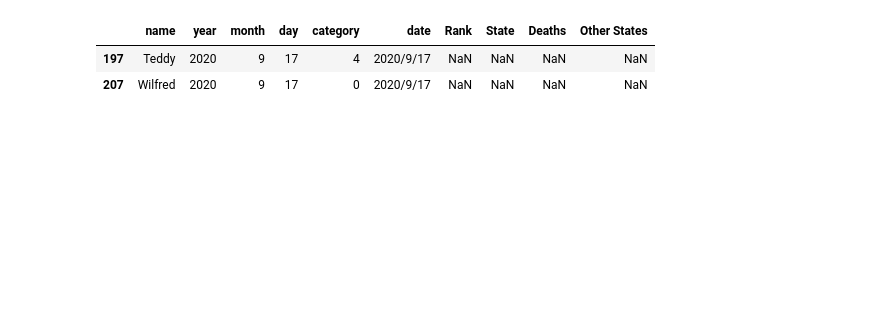
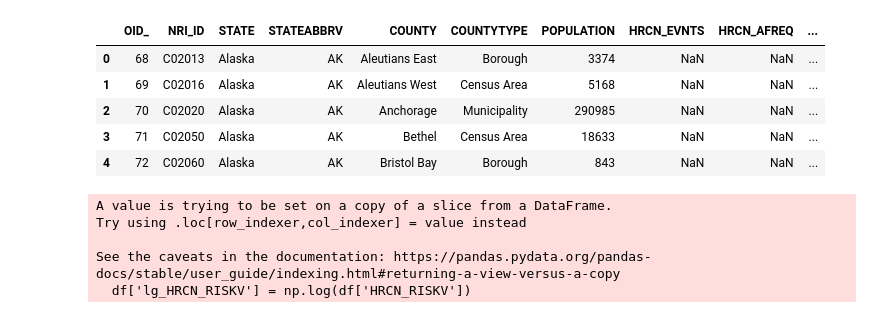
Before and after one commit to HaileyHal/HCA-Project, a Jupyter notebook: hca_combining_hurricanes.ipynb, the cells around one changed output. Drawn from its saved outputs; the diff is of its cells as text; code cells hidden in the pictures; blank space fills up the shorter version.

```diff
--- a/hca_combining_hurricanes.ipynb
+++ b/hca_combining_hurricanes.ipynb
@@ -56,7 +45,0 @@ dtype: int64
-# %%
-# show all rows where date is 2016/8/28
-merged[merged['date'] == '2020/9/17']
-# %% [output]
-|  | name | year | month | day | category | date | Rank | State | Deaths | Other States |
-| 197 | Teddy | 2020 | 9 | 17 | 4 | 2020/9/17 | NaN | NaN | NaN | NaN |
-| 207 | Wilfred | 2020 | 9 | 17 | 0 | 2020/9/17 | NaN | NaN | NaN | NaN |
@@ -64,0 +46,25 @@ merged[merged['date'] == '2020/9/17']
+# %%
+import pandas as pd
+# List of columns to keep
+columns_to_keep = ['OID_', 'NRI_ID', 'STATE', 'STATEABBRV', 'COUNTY', 'COUNTYTYPE', 'POPULATION', 'HRCN_EVNTS', 'HRCN_AFREQ', 'HRCN_RISKV', 'RISK_VALUE', 'RISK_SCORE', 'RISK_RATNG']
+
+# Keep only the specified columns
+df = df[columns_to_keep]
+
+df.head()
+# %% [output]
+|  | OID_ | NRI_ID | STATE | STATEABBRV | COUNTY | COUNTYTYPE | POPULATION | HRCN_EVNTS | HRCN_AFREQ | ... |
+| 0 | 68 | C02013 | Alaska | AK | Aleutians East | Borough | 3374 | NaN | NaN | ... |
+| 1 | 69 | C02016 | Alaska | AK | Aleutians West | Census Area | 5168 | NaN | NaN | ... |
+| 2 | 70 | C02020 | Alaska | AK | Anchorage | Municipality | 290985 | NaN | NaN | ... |
+| 3 | 71 | C02050 | Alaska | AK | Bethel | Census Area | 18633 | NaN | NaN | ... |
+| 4 | 72 | C02060 | Alaska | AK | Bristol Bay | Borough | 843 | NaN | NaN | ... |
+# %%
+# take the log of hrcn risk
+df['lg_HRCN_RISKV'] = np.log(df['HRCN_RISKV'])
+# %% [output]
+A value is trying to be set on a copy of a slice from a DataFrame.
+Try using .loc[row_indexer,col_indexer] = value instead
+
+See the caveats in the documentation: https://pandas.pydata.org/pandas-docs/stable/user_guide/indexing.html#returning-a-view-versus-a-copy
+  df['lg_HRCN_RISKV'] = np.log(df['HRCN_RISKV'])
```
Also changed, not shown: parts of 12 cells of this notebook.
